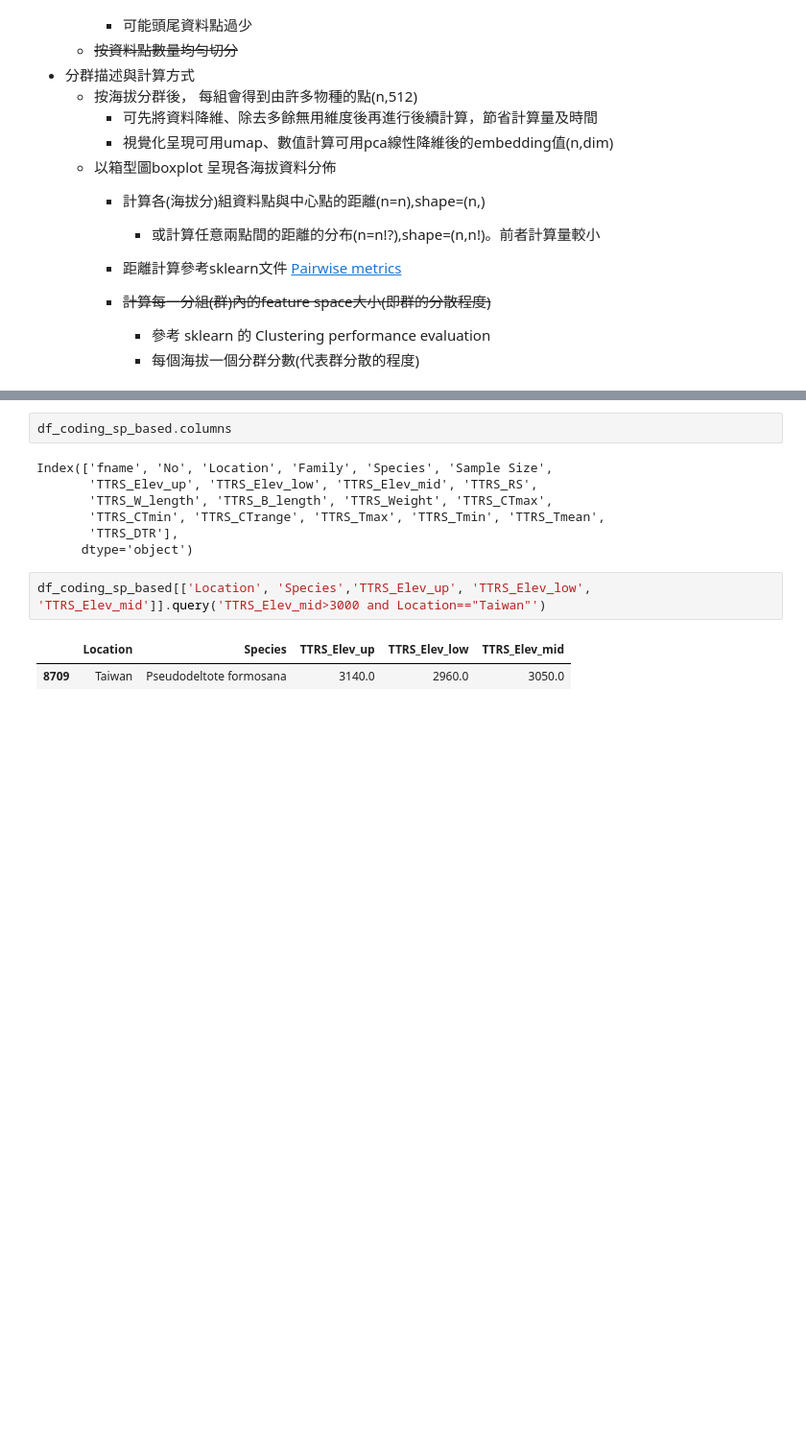
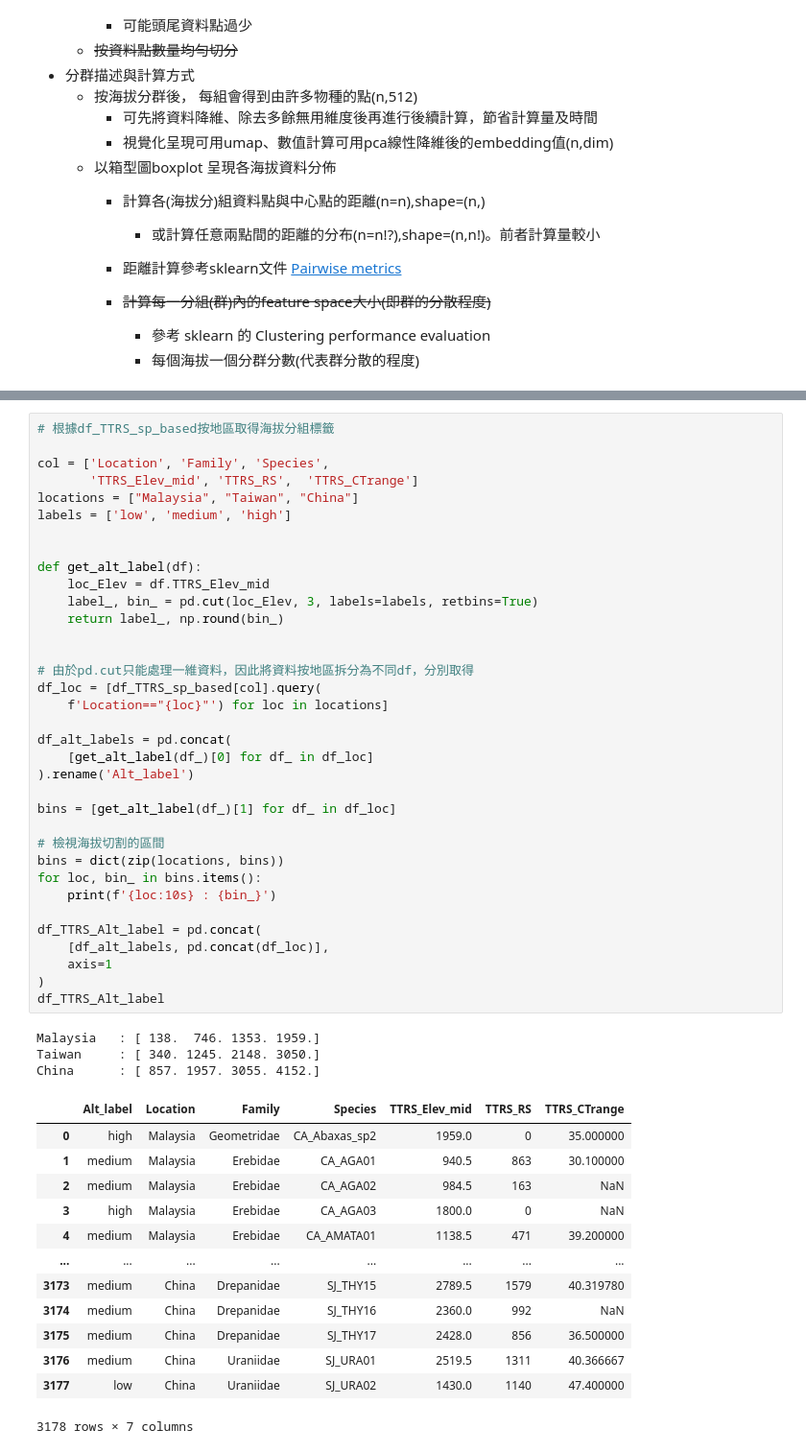
Before and after one commit to YunghuiHsu/Moth_Project, a Jupyter notebook: Moth_thermal/vsc/explore_LatentSpace.ipynb, the cells around one changed output, grey strips where cells are left out. Shown at 96% size. Cells and saved outputs as stored; diff of their text form; blank space fills up the shorter version.

```diff
--- a/Moth_thermal/vsc/explore_LatentSpace.ipynb
+++ b/Moth_thermal/vsc/explore_LatentSpace.ipynb
@@ -879,17 +855,55 @@ df_coding_sp_based.groupby(['Location']).TTRS_Elev_mid.aggregate(['min', 'max',
 | China | 860.0 | 4152.0 | 2272.919858 | 2219.5 |
 | Malaysia | 140.0 | 1959.0 | 1109.265813 | 1066.0 |
 | Taiwan | 722.0 | 3050.0 | 1820.555046 | 1775.0 |
-# %%
-df_coding_sp_based.columns
-# %% [output]
-Index(['fname', 'No', 'Location', 'Family', 'Species', 'Sample Size',
-       'TTRS_Elev_up', 'TTRS_Elev_low', 'TTRS_Elev_mid', 'TTRS_RS',
-       'TTRS_W_length', 'TTRS_B_length', 'TTRS_Weight', 'TTRS_CTmax',
-       'TTRS_CTmin', 'TTRS_CTrange', 'TTRS_Tmax', 'TTRS_Tmin', 'TTRS_Tmean',
-       'TTRS_DTR'],
-      dtype='object')
-# %%
-df_coding_sp_based[['Location', 'Species','TTRS_Elev_up', 'TTRS_Elev_low', 'TTRS_Elev_mid']].query('TTRS_Elev_mid>3000 and Location=="Taiwan"')
-# %% [output]
-|  | Location | Species | TTRS_Elev_up | TTRS_Elev_low | TTRS_Elev_mid |
-| 8709 | Taiwan | Pseudodeltote formosana | 3140.0 | 2960.0 | 3050.0 |
+# %%
+# 根據df_TTRS_sp_based按地區取得海拔分組標籤
+
+col = ['Location', 'Family', 'Species',
+       'TTRS_Elev_mid', 'TTRS_RS',  'TTRS_CTrange']
+locations = ["Malaysia", "Taiwan", "China"]
+labels = ['low', 'medium', 'high']
+
+
+def get_alt_label(df):
+    loc_Elev = df.TTRS_Elev_mid
+    label_, bin_ = pd.cut(loc_Elev, 3, labels=labels, retbins=True)
+    return label_, np.round(bin_)
+
+
+# 由於pd.cut只能處理一維資料，因此將資料按地區拆分為不同df，分別取得
+df_loc = [df_TTRS_sp_based[col].query(
+    f'Location=="{loc}"') for loc in locations]
+
+df_alt_labels = pd.concat(
+    [get_alt_label(df_)[0] for df_ in df_loc]
+).rename('Alt_label')
+
+bins = [get_alt_label(df_)[1] for df_ in df_loc]
+
+# 檢視海拔切割的區間
+bins = dict(zip(locations, bins))
+for loc, bin_ in bins.items():
+    print(f'{loc:10s} : {bin_}')
+
+df_TTRS_Alt_label = pd.concat(
+    [df_alt_labels, pd.concat(df_loc)],
+    axis=1
+)
+df_TTRS_Alt_label
+# %% [output]
+Malaysia   : [ 138.  746. 1353. 1959.]
+Taiwan     : [ 340. 1245. 2148. 3050.]
+China      : [ 857. 1957. 3055. 4152.]
+|  | Alt_label | Location | Family | Species | TTRS_Elev_mid | TTRS_RS | TTRS_CTrange |
+| 0 | high | Malaysia | Geometridae | CA_Abaxas_sp2 | 1959.0 | 0 | 35.000000 |
+| 1 | medium | Malaysia | Erebidae | CA_AGA01 | 940.5 | 863 | 30.100000 |
+| 2 | medium | Malaysia | Erebidae | CA_AGA02 | 984.5 | 163 | NaN |
+| 3 | high | Malaysia | Erebidae | CA_AGA03 | 1800.0 | 0 | NaN |
+| 4 | medium | Malaysia | Erebidae | CA_AMATA01 | 1138.5 | 471 | 39.200000 |
+| ... | ... | ... | ... | ... | ... | ... | ... |
+| 3173 | medium | China | Drepanidae | SJ_THY15 | 2789.5 | 1579 | 40.319780 |
+| 3174 | medium | China | Drepanidae | SJ_THY16 | 2360.0 | 992 | NaN |
+| 3175 | medium | China | Drepanidae | SJ_THY17 | 2428.0 | 856 | 36.500000 |
+| 3176 | medium | China | Uraniidae | SJ_URA01 | 2519.5 | 1311 | 40.366667 |
+| 3177 | low | China | Uraniidae | SJ_URA02 | 1430.0 | 1140 | 47.400000 |
+3178 rows × 7 columns
```
Also changed, not shown: parts of 11 cells of this notebook.
